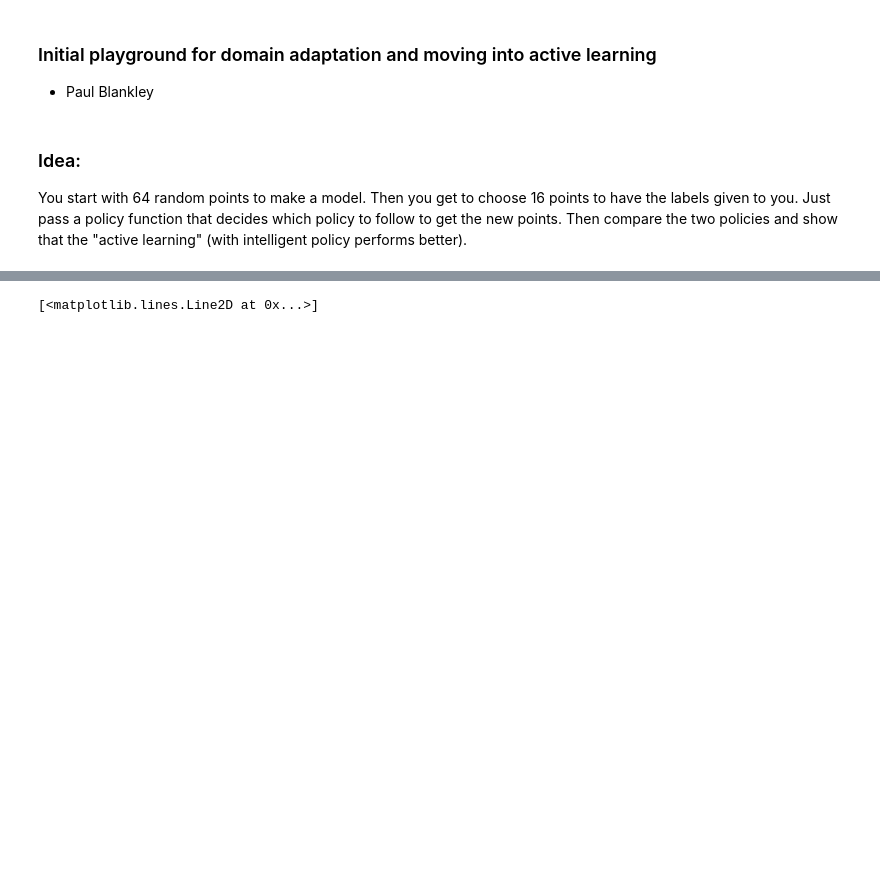
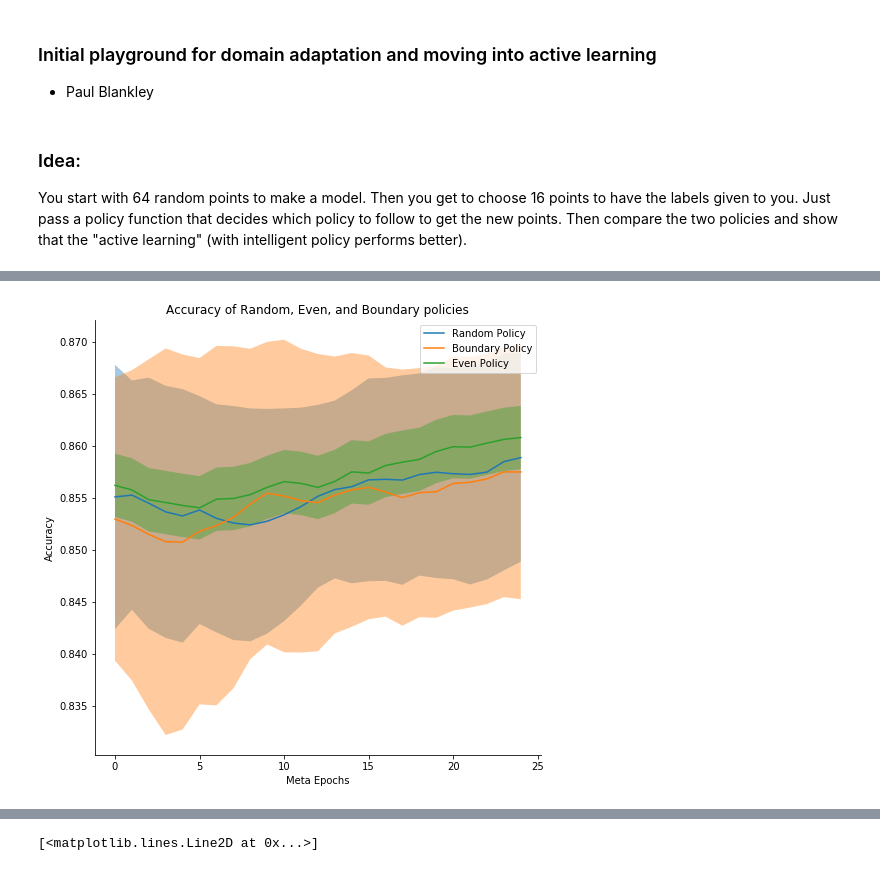
Before and after one commit to dsondak/pavlos_research, a Jupyter notebook: notebooks/1.0_domain_adapt_playbook.ipynb, the cells around one changed output, grey strips where cells are left out. Saved outputs shown, nothing was run; the diff lists cells and outputs as text; code cells hidden in the pictures; blank space fills up the shorter version.

```diff
--- a/notebooks/1.0_domain_adapt_playbook.ipynb
+++ b/notebooks/1.0_domain_adapt_playbook.ipynb
@@ -161,3 +210,26 @@ Active Learning with boundary policy done!
+# %%
+itrs = np.array(random_iters[0])
+ra = np.mean(random_acc, axis=0)
+ba = np.mean(boundary_acc, axis=0)
+ea = np.mean(evenp_acc, axis=0)
+r_err = np.std(random_acc,axis=0)
+b_err = np.std(boundary_acc,axis=0)
+e_err = np.std(even_acc,axis=0)
+
+plt.figure(figsize=(8,8))
+plt.plot(itrs, ra, label="Random Policy")
+plt.fill_between(itrs, ra+r_err, ra-r_err,alpha=0.4)
+plt.plot(itrs, ba, label="Boundary Policy")
+plt.fill_between(itrs, ba+b_err, ba-b_err,alpha=0.4)
+plt.plot(itrs, ea, label="Even Policy")
+plt.fill_between(itrs, ea+e_err, ea-e_err,alpha=0.4)
+plt.title('Accuracy of Random, Even, and Boundary policies')
+plt.xlabel('Meta Epochs')
+plt.ylabel('Accuracy')
+plt.legend()
+sns.despine()
+# %% [output]
+[figure, added]
 # %%
 plt.figure(figsize=(8,8))
 plt.plot(rand_itrs,rand_acc,label='Random Policy',alpha=0.7)
```
Also changed, not shown: parts of 7 cells of this notebook, 1 other file.
